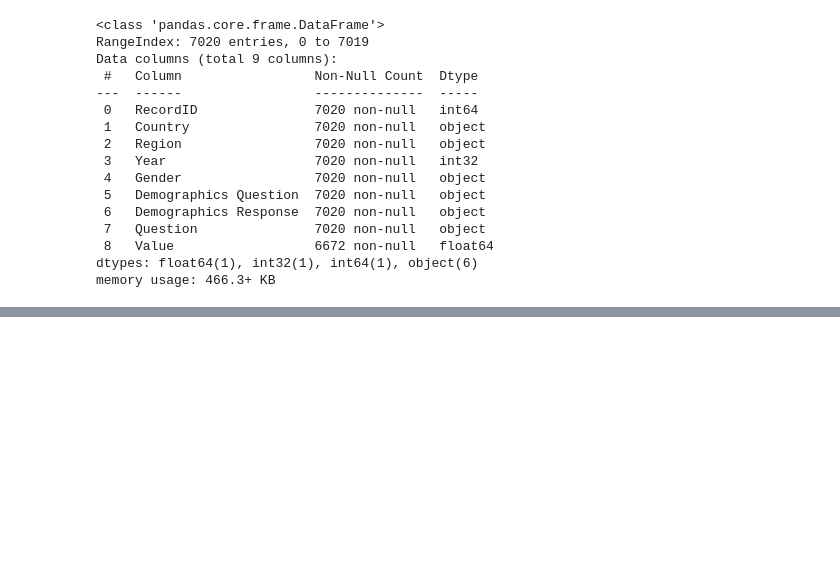
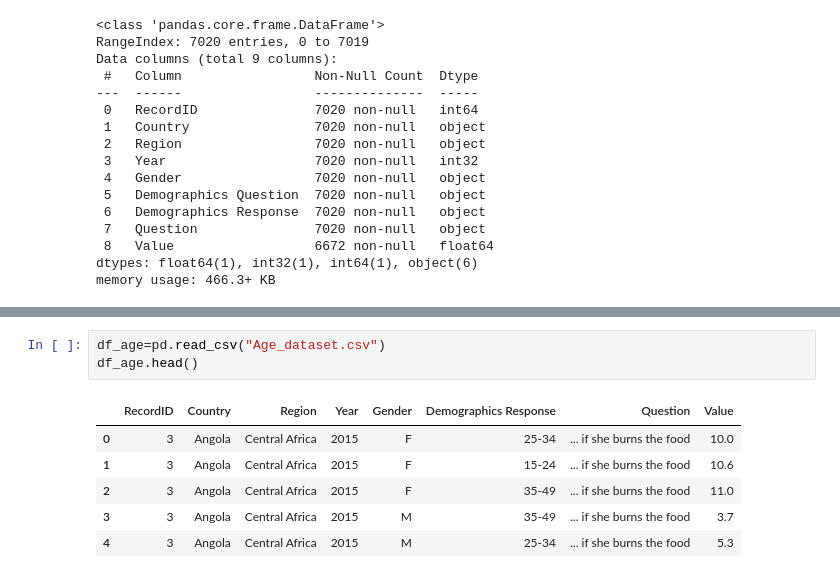
Before and after one commit to MaureenMbugua/Understanding_violence_against_women, a Jupyter notebook: Understanding_violence_against_women.ipynb, the cells around one changed output, grey strips where cells are left out. Drawn from its saved outputs; the diff is of its cells as text; blank space fills up the shorter version.

```diff
--- a/Understanding_violence_against_women.ipynb
+++ b/Understanding_violence_against_women.ipynb
@@ -470,0 +497,10 @@ array(['Higher', 'Secondary', 'Urban', 'Unemployed', 'Never married',
+# %%
+df_age=pd.read_csv("Age_dataset.csv")
+df_age.head()
+# %% [output]
+|  | RecordID | Country | Region | Year | Gender | Demographics Response | Question | Value |
+| 0 | 3 | Angola | Central Africa | 2015 | F | 25-34 | ... if she burns the food | 10.0 |
+| 1 | 3 | Angola | Central Africa | 2015 | F | 15-24 | ... if she burns the food | 10.6 |
+| 2 | 3 | Angola | Central Africa | 2015 | F | 35-49 | ... if she burns the food | 11.0 |
+| 3 | 3 | Angola | Central Africa | 2015 | M | 35-49 | ... if she burns the food | 3.7 |
+| 4 | 3 | Angola | Central Africa | 2015 | M | 25-34 | ... if she burns the food | 5.3 |
```
Also changed, not shown: parts of 15 cells of this notebook, 2 other files.
